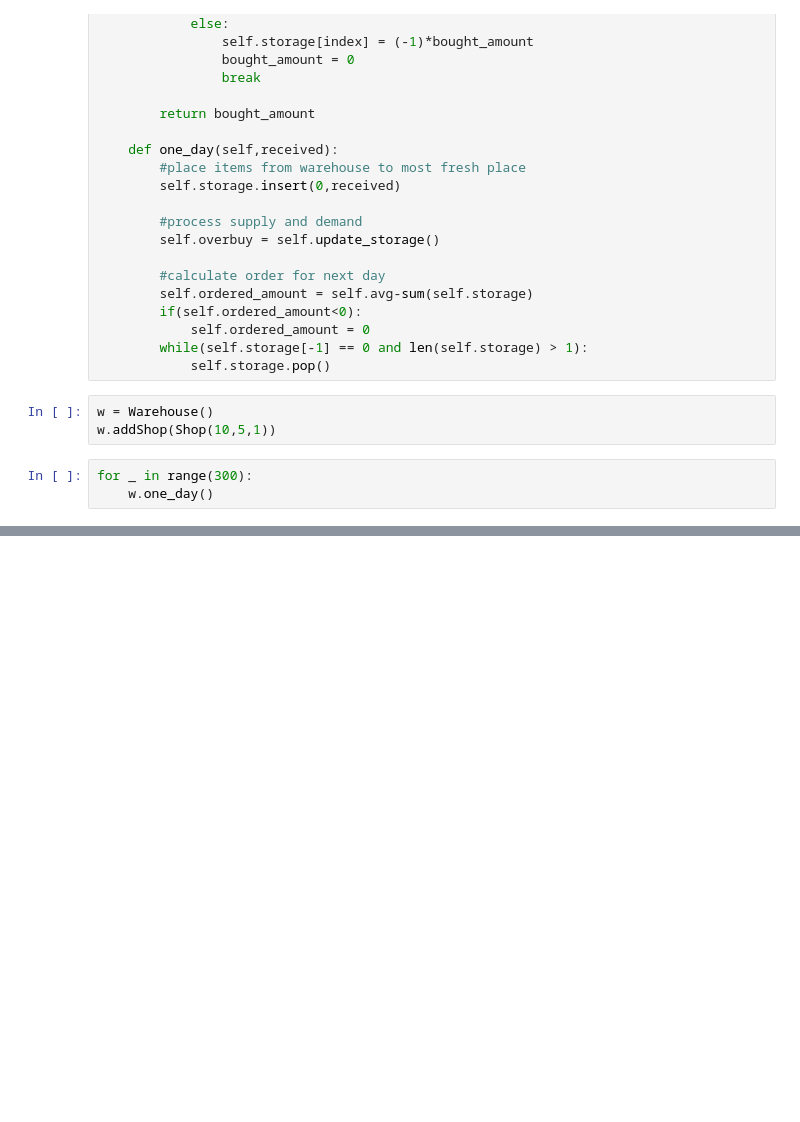
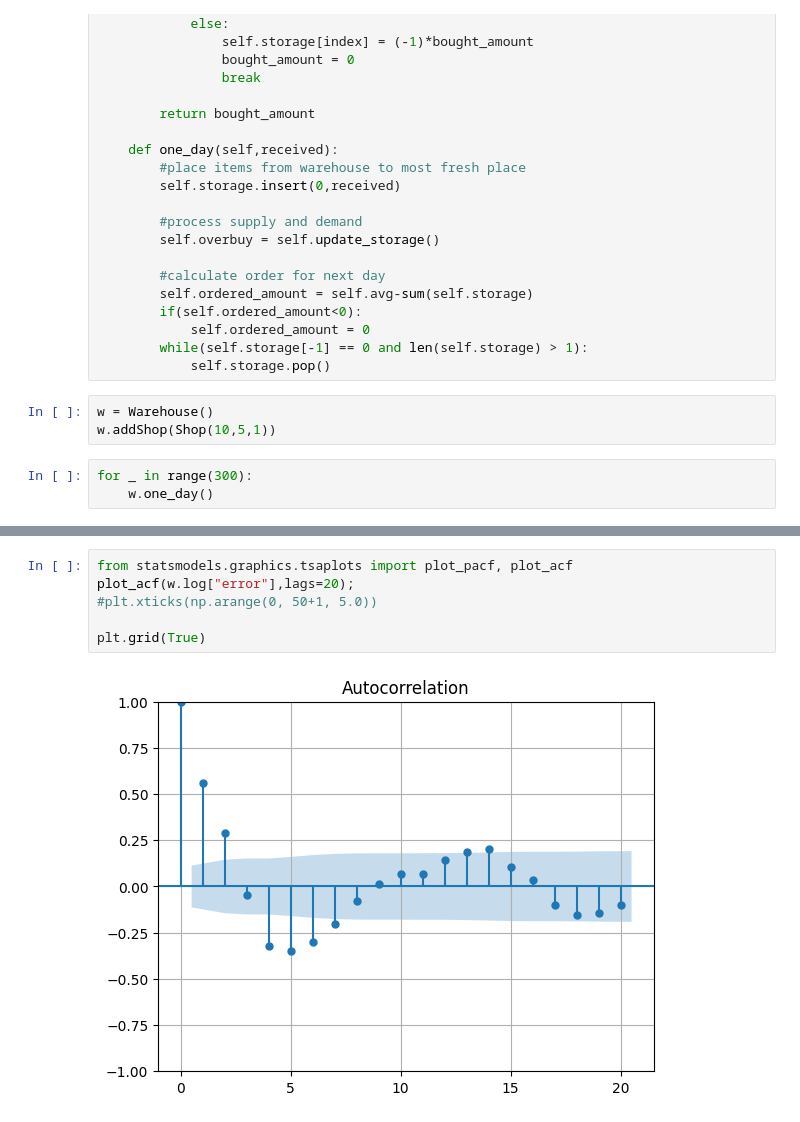
Before and after one commit to Raldoso/Warehouse_RL_Project, a Jupyter notebook: main.ipynb, the cells around one changed output, grey strips where cells are left out. Saved outputs shown, nothing was run; the diff lists cells and outputs as text; blank space fills up the shorter version.

```diff
--- a/main.ipynb
+++ b/main.ipynb
@@ -118,0 +119,8 @@ plt.show()
+# %%
+from statsmodels.graphics.tsaplots import plot_pacf, plot_acf
+plot_acf(w.log["error"],lags=20);
+#plt.xticks(np.arange(0, 50+1, 5.0))
+
+plt.grid(True)
+# %% [output]
+[figure, added]
```
Also changed, not shown: parts of 3 cells of this notebook, 4 other files.
